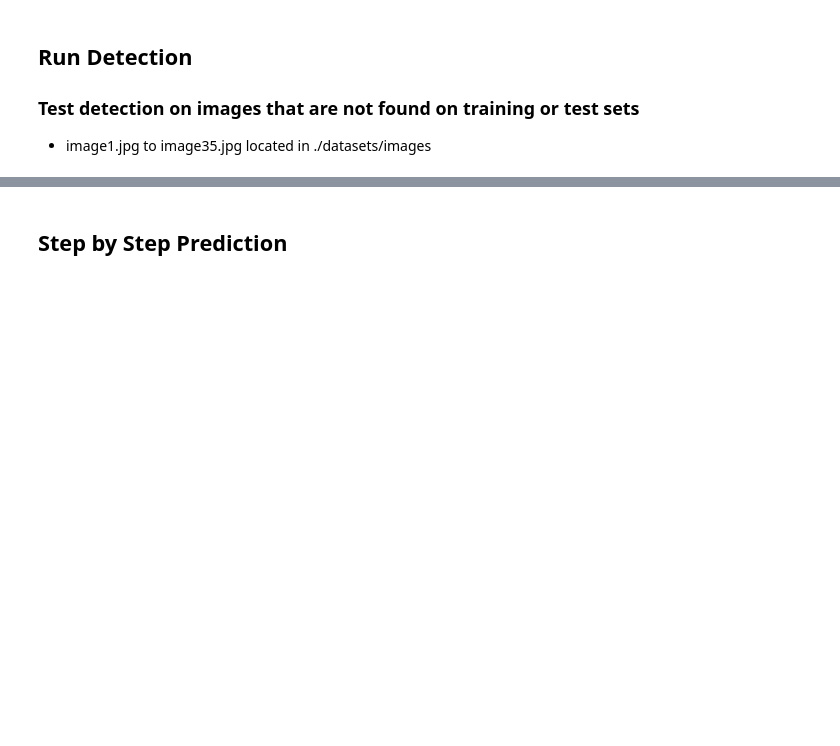
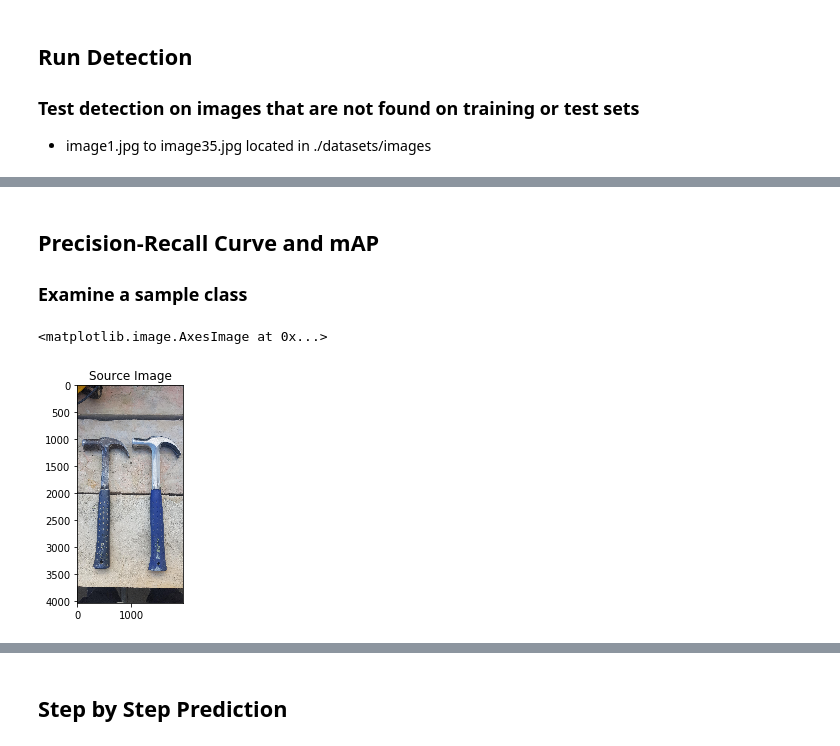
Before and after one commit to nusisschad/MaskRCNN, a Jupyter notebook: inspect_worktool_model.ipynb, the cells around one changed output, grey strips where cells are left out. Saved outputs shown, nothing was run; the diff lists cells and outputs as text; code cells hidden in the pictures; blank space fills up the shorter version.

```diff
--- a/inspect_worktool_model.ipynb
+++ b/inspect_worktool_model.ipynb
@@ -15,6 +15,7 @@ import tensorflow as tf
 import matplotlib
 import matplotlib.pyplot as plt
 import matplotlib.patches as patches
+import cv2
 
 # Root directory of the project
 ROOT_DIR = os.path.abspath("./")
@@ -32,6 +33,7 @@ from model import display_instances, display_images, draw_boxes #, display_top_m
 
 # Import utility functions
 from model import apply_box_deltas, denorm_boxes, non_max_suppression, denorm_boxes, unmold_mask
+from model import compute_ap_range, compute_ap
 
 import worktool
 
@@ -42,6 +44,12 @@ MODEL_DIR = os.path.join(ROOT_DIR, "./")
 
 # Path to worktool trained weights
 WORKTOOL_WEIGHTS_PATH = "./mask_rcnn_worktool.h5"
+
+
+def LoadImage(imagefile):
+    img= cv2.imread(imagefile)
+    img= cv2.cvtColor(img, cv2.COLOR_RGB2BGR)
+    return img
 # %% [output]
 Using TensorFlow backend.
 # %% [markdown]
@@ -193,0 +186,12 @@ anchors                  shape: (1, 261888, 4)        min:   -0.35390  max:    1
+# %% [markdown]
+## Precision-Recall Curve and mAP
+### Examine a sample class
+# %%
+import matplotlib.pyplot as plt
+image_id = dataset_val.image_ids[3]
+imagefile = dataset_val.image_reference(image_id)
+plt.title("Source Image")
+plt.imshow(LoadImage(imagefile))
+# %% [output]
+<matplotlib.image.AxesImage at 0x...>
+[figure, added]
```
Also changed, not shown: parts of 8 cells of this notebook, 2 other files.
